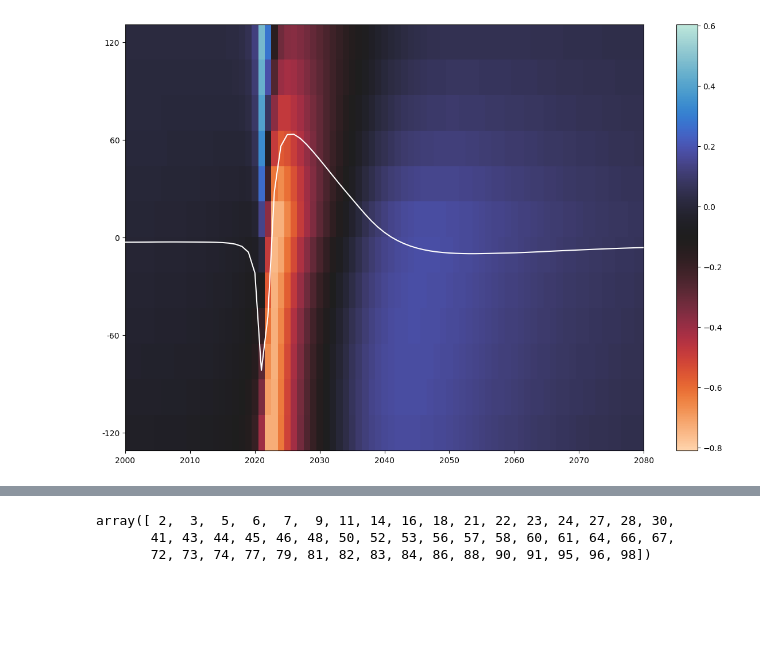
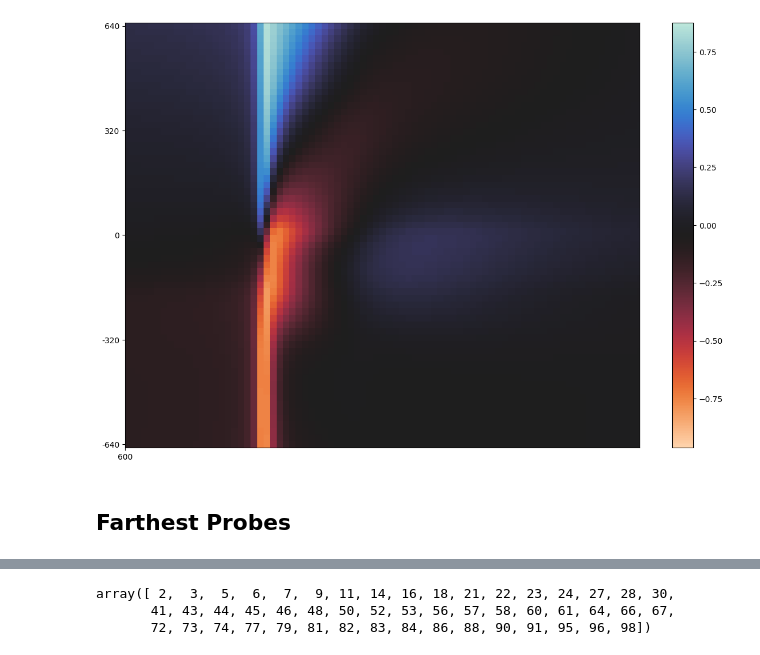
Before and after one commit to kedoxey/PyramidalCellSimulations, a Jupyter notebook: notebooks/figures/plot_linear_probes.ipynb, the cells around one changed output, grey strips where cells are left out. Cells and saved outputs as stored; diff of their text form; code cells hidden in the pictures; blank space fills up the shorter version.

Commit message:
updates to plotting center waveform and plotting LFP locations - needs to be further tested

```diff
--- a/notebooks/figures/plot_linear_probes.ipynb
+++ b/notebooks/figures/plot_linear_probes.ipynb
@@ -7,8 +7,8 @@ import matplotlib.pyplot as plt
 import matplotlib as mpl
 import seaborn as sns
 # %%
-n_probes = 2
-n_channels = 12
+n_probes = 100
+n_channels = 64
 sim_flag = 'probes'
 
 top_dir = os.path.dirname(os.path.dirname(os.getcwd()))
@@ -70,3 +70,7 @@ def find_n_farthest_probes(probes, n_farthest, max_channel_i = 25):
 
     print('Farthest probe found at %s microns...'%np.max(distances))
     return np.argsort(distances)[-n_farthest:]  # np.argmax(distances)
+# %%
+closest_probes = find_n_closest_probes(probes, n_probes//2, max_channel_i=n_channels//2)
+closest_probes_df = data_df[data_df.probe_num.isin(closest_probes)]
+closest_probes_df.head()
@@ -91,7 +105,7 @@ avg_waves_close = []
 
 for channel_num in range(num_channels):
 
-    channel_df = closest_probe_df[closest_probe_df.channel_num == channel_num]
+    channel_df = closest_probes_df[closest_probes_df.channel_num == channel_num]
 
     waves = []
 
@@ -132,16 +124,22 @@ plt.plot(center_wave*0)
 # %%
 icefire_cmap = sns.color_palette("icefire_r", as_cmap=True)
 
 fig, axs = plt.subplots(1,1, figsize=(12,8))
 im = axs.imshow(avg_waves_close, interpolation='nearest', aspect='auto', cmap=icefire_cmap, zorder=1)
-axs.plot((center_wave*8) + (n_channels-1)/2, color='white',zorder=12)
+# axs.plot((-center_wave*64) + (n_channels-1)/2, color='white',zorder=12)
+# axs.plot((-center_wave*60)+4, color='white',zorder=12)
+
+axs.set_xticks([1000*i for i in range(0,7)])
+axs.set_xticklabels([100*i for i in range(4,11)])
 axs.set_xlim([2000, 2080])
 # axs.set_yticks([0, 15, 31, 47, 63])
 axs.set_yticks([(n_channels-1)*i for i in [0, 0.25, 0.5, 0.75, 1]])
 axs.set_yticklabels([int(n_channels*i*10) for i in [1, 0.5, 0, -0.5, -1]])
 # axs.set_yticklabels([320, 160, 0, -160, -320])
 fig.colorbar(im)
 fig.tight_layout()
 fig.savefig(os.path.join(sim_dir, sim_label, 'closest_probes.png'), dpi=300)
 # %% [output]
-[figure, old version]
+[figure, new version]
+# %% [markdown]
+## Farthest Probes
```
Also changed, not shown: parts of 16 cells of this notebook, 2 other files.
